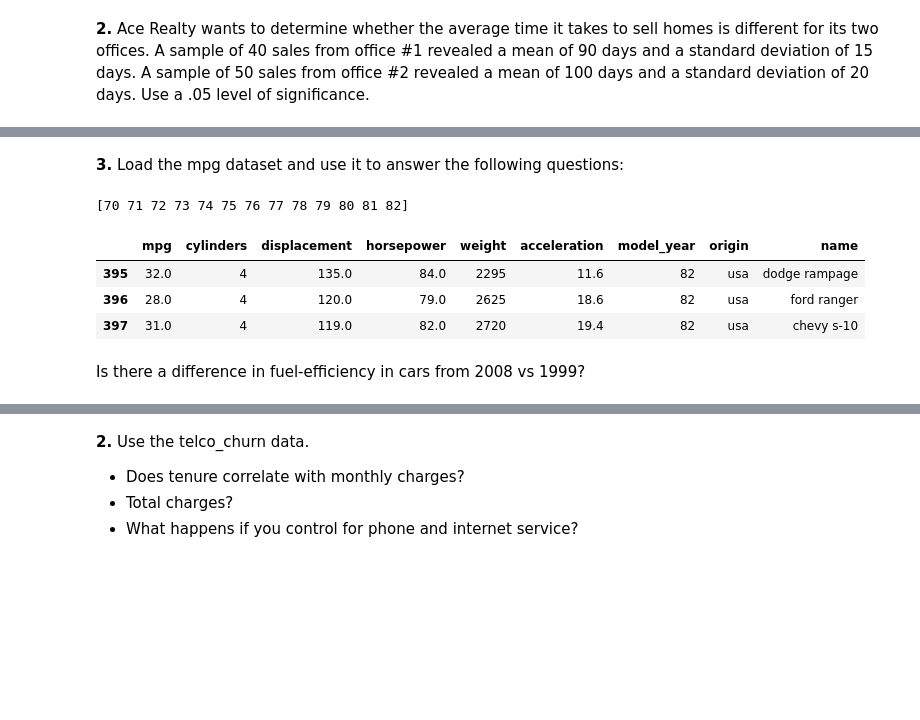
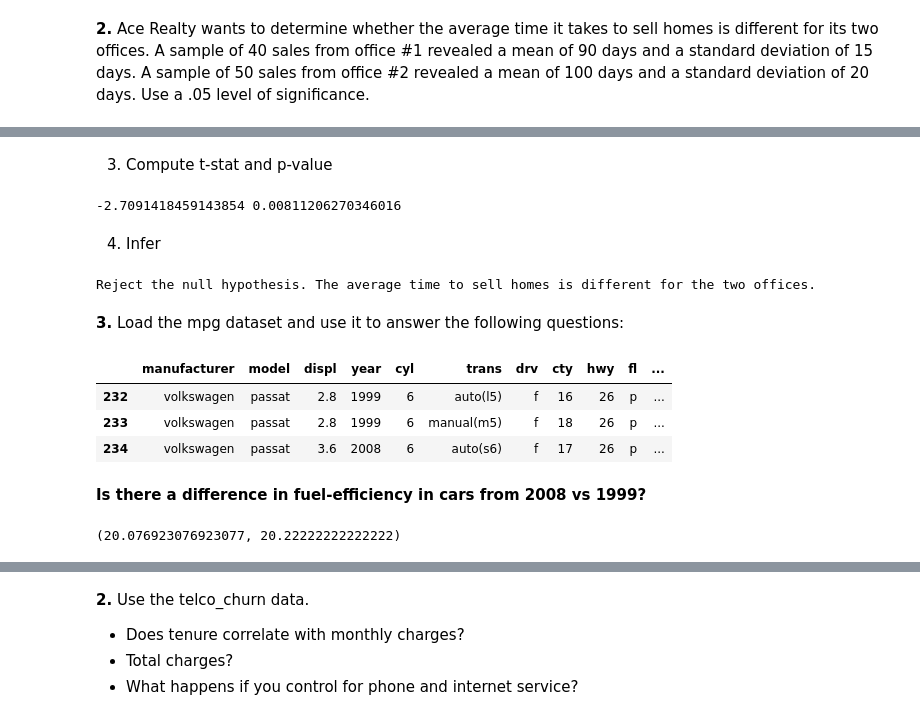
Before and after one commit to martin-reyes/4_statistics-exercises, a Jupyter notebook: 3_hypothesis_testing.ipynb, the cells around one changed output, grey strips where cells are left out. Saved outputs shown, nothing was run; the diff lists cells and outputs as text; code cells hidden in the pictures; blank space fills up the shorter version.

Commit message:
Compariso of Means in exercise 3 done

```diff
--- a/3_hypothesis_testing.ipynb
+++ b/3_hypothesis_testing.ipynb
@@ -52,2 +102,23 @@ For each of the following questions, formulate a null and alternative hypothesis
+# %% [markdown]
+3. Compute t-stat and p-value
+# %%
+# Performing independent t-test
+t_stat, p_value = stats.ttest_ind_from_stats(mu_1, std_1, n_1,
+                                             mu_2, std_2, n_2,
+                                             equal_var=False,
+                                             alternative='two-sided')
+
+print(t_stat, p_value)
+# %% [output]
+-2.7091418459143854 0.00811206270346016
+# %% [markdown]
+4. Infer
+# %%
+if p_value < alpha:
+    print("Reject the null hypothesis. The average time to sell homes is different for the two offices.")
+else:
+    print("Fail to reject the null hypothesis. There is no significant difference in the average time to sell homes.")
+# %% [output]
+Reject the null hypothesis. The average time to sell homes is different for the two offices.
 # %% [markdown]
 **3.** Load the mpg dataset and use it to answer the following questions:
@@ -54,12 +127,8 @@ For each of the following questions, formulate a null and alternative hypothesis
 # %%
-mpg_df = sns.load_dataset('mpg')
-print(mpg_df['model_year'].unique())
+mpg_df = data('mpg')
 mpg_df.tail(3)
 # %% [output]
-[70 71 72 73 74 75 76 77 78 79 80 81 82]
-|  | mpg | cylinders | displacement | horsepower | weight | acceleration | model_year | origin | name |
-| 395 | 32.0 | 4 | 135.0 | 84.0 | 2295 | 11.6 | 82 | usa | dodge rampage |
-| 396 | 28.0 | 4 | 120.0 | 79.0 | 2625 | 18.6 | 82 | usa | ford ranger |
-| 397 | 31.0 | 4 | 119.0 | 82.0 | 2720 | 19.4 | 82 | usa | chevy s-10 |
+|  | manufacturer | model | displ | year | cyl | trans | drv | cty | hwy | fl | ... |
+| 232 | volkswagen | passat | 2.8 | 1999 | 6 | auto(l5) | f | 16 | 26 | p | ... |
+| 233 | volkswagen | passat | 2.8 | 1999 | 6 | manual(m5) | f | 18 | 26 | p | ... |
+| 234 | volkswagen | passat | 3.6 | 2008 | 6 | auto(s6) | f | 17 | 26 | p | ... |
-# %% [markdown]
-Is there a difference in fuel-efficiency in cars from 2008 vs 1999?
@@ -71,0 +135,2 @@ p_hat_99 = mpg_99['mpg'].mean()
+# %% [markdown]
+**Is there a difference in fuel-efficiency in cars from 2008 vs 1999?**
@@ -71,0 +139,10 @@ p_hat_99 = mpg_99['mpg'].mean()
+# %%
+mpg_08 = mpg_df[mpg_df['year'] == 2008]
+p_hat_08 = mpg_08['avg_mpg'].mean()
+
+mpg_99 = mpg_df[mpg_df['year'] == 1999]
+p_hat_99 = mpg_99['avg_mpg'].mean()
+
+p_hat_08, p_hat_99
+# %% [output]
+(20.076923076923077, 20.22222222222222)
```
Also changed, not shown: parts of 66 cells of this notebook, 1 other file.
